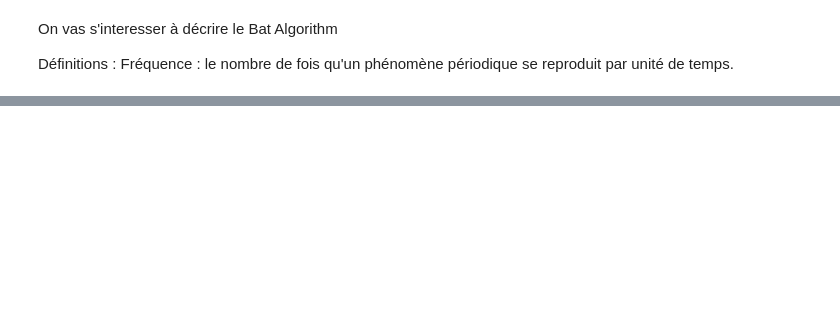
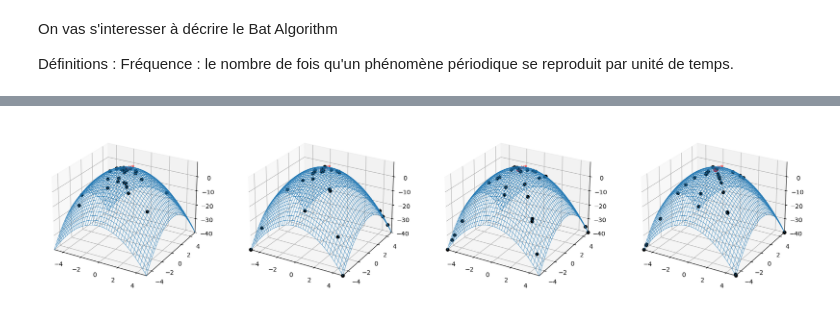
Before and after one commit to melBzz/parallel-bat-algorithm, a Jupyter notebook: rapport/notes/etude.ipynb, the cells around one changed output, grey strips where cells are left out. Saved outputs shown, nothing was run; the diff lists cells and outputs as text; code cells hidden in the pictures; blank space fills up the shorter version.

```diff
--- a/rapport/notes/etude.ipynb
+++ b/rapport/notes/etude.ipynb
@@ -60,0 +118,51 @@ plt.show()
+# %%
+import numpy as np
+import matplotlib.pyplot as plt
+from mpl_toolkits.mplot3d import Axes3D
+
+def f(x, y):
+    return 10.0 - (x**2 + y**2)
+
+x = np.linspace(-5, 5, 80)
+y = np.linspace(-5, 5, 80)
+X, Y = np.meshgrid(x, y)
+Z = f(X, Y)
+
+filenames = [
+    "/home/benie/Documents/m2/research_project/HPC_project/code/snapshot_t000.csv",
+    "/home/benie/Documents/m2/research_project/HPC_project/code/snapshot_t250.csv",
+    "/home/benie/Documents/m2/research_project/HPC_project/code/snapshot_t500.csv",
+    "/home/benie/Documents/m2/research_project/HPC_project/code/snapshot_t750.csv",
+]
+
+snapshots = [np.loadtxt(fname, delimiter=",") for fname in filenames]
+
+fig = plt.figure(figsize=(18, 4))
+
+for i, snap in enumerate(snapshots, 1):
+    ax = fig.add_subplot(1, 4, i, projection='3d')
+
+    ax.set_xlim(-5, 5)
+    ax.set_ylim(-5, 5)
+    ax.set_zlim(Z.min(), Z.max())
+
+    ax.plot_wireframe(X, Y, Z, linewidth=0.5)
+
+    xs = snap[:, 0]
+    ys = snap[:, 1]
+    zs = f(xs, ys)
+
+    # --- CHAUVE-SOURIS EN NOIR ---
+    ax.scatter(xs, ys, zs + 0.01,
+               s=25, depthshade=False, color="black")
+
+    # Maximum global
+    ax.scatter(0, 0, f(0,0) + 0.01, s=60, color="red")
+    ax.text(0.2, 0, 10.3, "x*", fontsize=10, color="red")
+
+    ax.view_init(elev=25, azim=-60)
+
+plt.tight_layout()
+plt.show()
+# %% [output]
+[figure, added]
```
Also changed, not shown: parts of 3 cells of this notebook, 10 other files.
